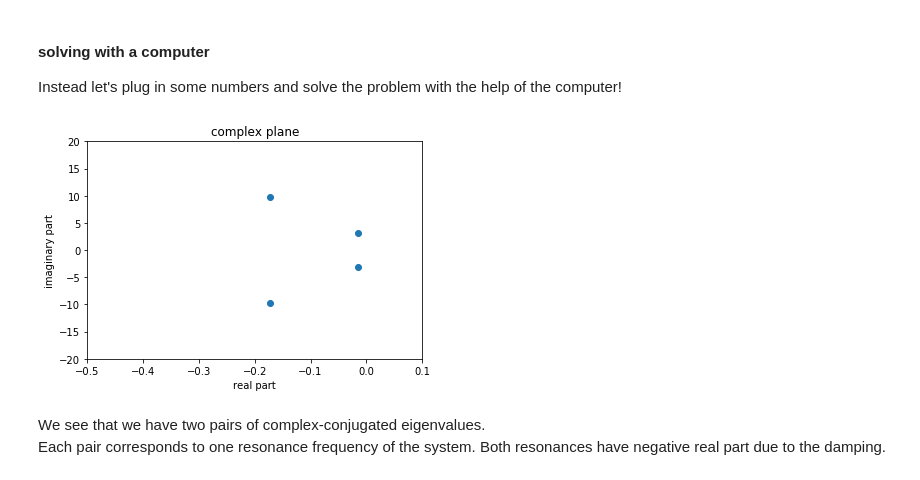
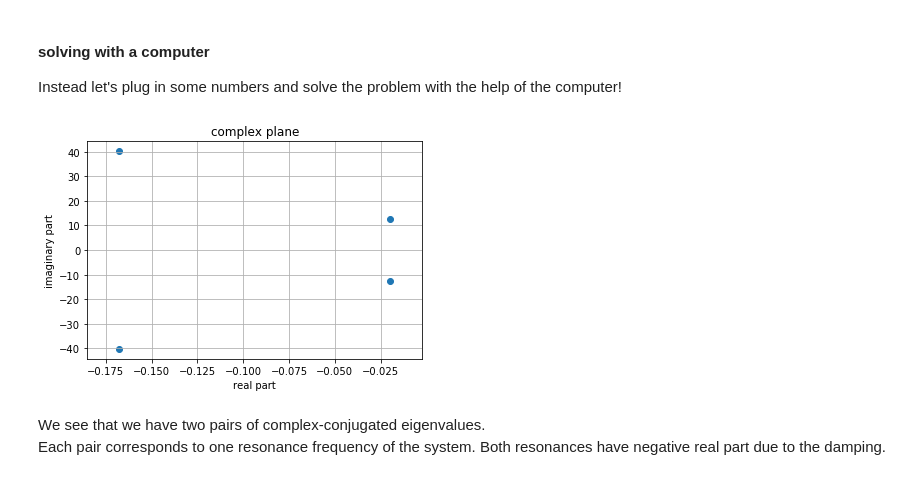
Before and after one commit to MarkusLohmayer/LTI-tutorial, a Jupyter notebook: LTI-tutorial.ipynb, the cells around one changed output. Drawn from its saved outputs; the diff is of its cells as text; code cells hidden in the pictures.

```diff
--- a/LTI-tutorial.ipynb
+++ b/LTI-tutorial.ipynb
@@ -766,8 +766,8 @@ m_1 = 1
 m_2 = 2
 d_1 = 0.3
 d_2 = 0.05
-c_1 = 60
-c_2 = 30
+c_1 = 800
+c_2 = 650
 
 # We define the matrix A as a numpy array
 A = np.array([[0, 0, 1, 0],
@@ -784,19 +784,18 @@ eigenvalues, V = np.linalg.eig(A)
 # %%
 # Next we load a plotting library
 import matplotlib.pyplot as plt
 %matplotlib inline
 # the last line is necessary because we want plots to appear directly in the notebook
 
 # Now let's look at the eigenvalues in the complex plane
 plt.title('complex plane')
 plt.scatter(eigenvalues.real, eigenvalues.imag)
 plt.xlabel('real part')
 plt.ylabel('imaginary part')
-plt.xlim(-0.5,0.1)
-plt.ylim(-20,20)
+plt.grid()
 plt.show()
 # %% [output]
-[figure, old version]
+[figure, new version]
 # %% [markdown]
 We see that we have two pairs of complex-conjugated eigenvalues.
 Each pair corresponds to one resonance frequency of the system. Both resonances have negative real part due to the damping.
```
Also changed, not shown: parts of 22 cells of this notebook.
